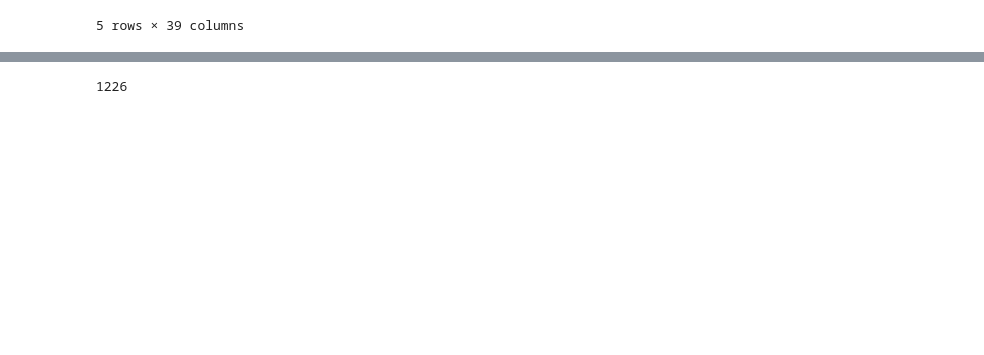
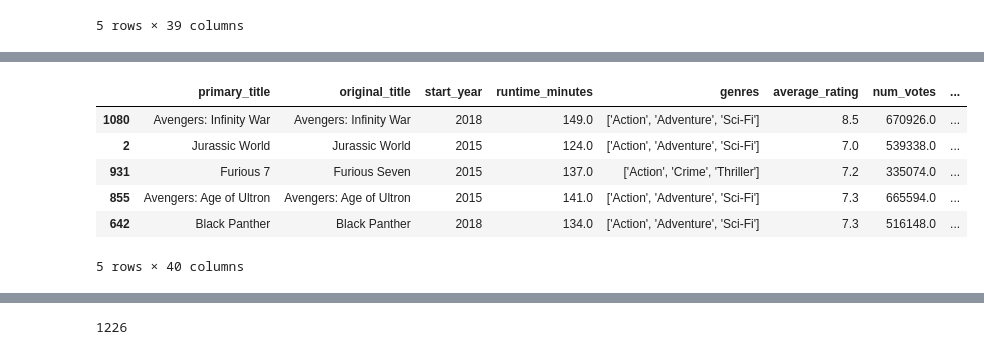
Before and after one commit to maxtingle11/Microsoft-Studios-Market-Analysis, a Jupyter notebook: Data Visualization.ipynb, the cells around one changed output, grey strips where cells are left out. Saved outputs shown, nothing was run; the diff lists cells and outputs as text; code cells hidden in the pictures; blank space fills up the shorter version.

```diff
--- a/Data Visualization.ipynb
+++ b/Data Visualization.ipynb
@@ -28,0 +58,10 @@ data.head()
+# %%
+df.sort_values(by=['worldwide_gross'], ascending=False).head()
+# %% [output]
+|  | primary_title | original_title | start_year | runtime_minutes | genres | average_rating | num_votes | ... |
+| 1080 | Avengers: Infinity War | Avengers: Infinity War | 2018 | 149.0 | ['Action', 'Adventure', 'Sci-Fi'] | 8.5 | 670926.0 | ... |
+| 2 | Jurassic World | Jurassic World | 2015 | 124.0 | ['Action', 'Adventure', 'Sci-Fi'] | 7.0 | 539338.0 | ... |
+| 931 | Furious 7 | Furious Seven | 2015 | 137.0 | ['Action', 'Crime', 'Thriller'] | 7.2 | 335074.0 | ... |
+| 855 | Avengers: Age of Ultron | Avengers: Age of Ultron | 2015 | 141.0 | ['Action', 'Adventure', 'Sci-Fi'] | 7.3 | 665594.0 | ... |
+| 642 | Black Panther | Black Panther | 2018 | 134.0 | ['Action', 'Adventure', 'Sci-Fi'] | 7.3 | 516148.0 | ... |
+5 rows × 40 columns
```
Also changed, not shown: parts of 11 cells of this notebook, 1 other file.
